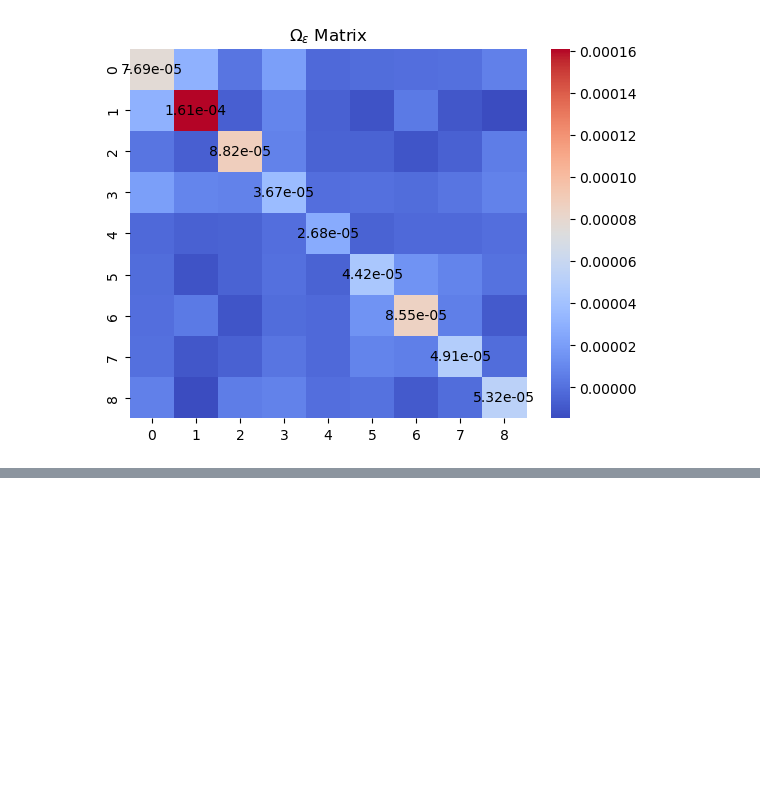
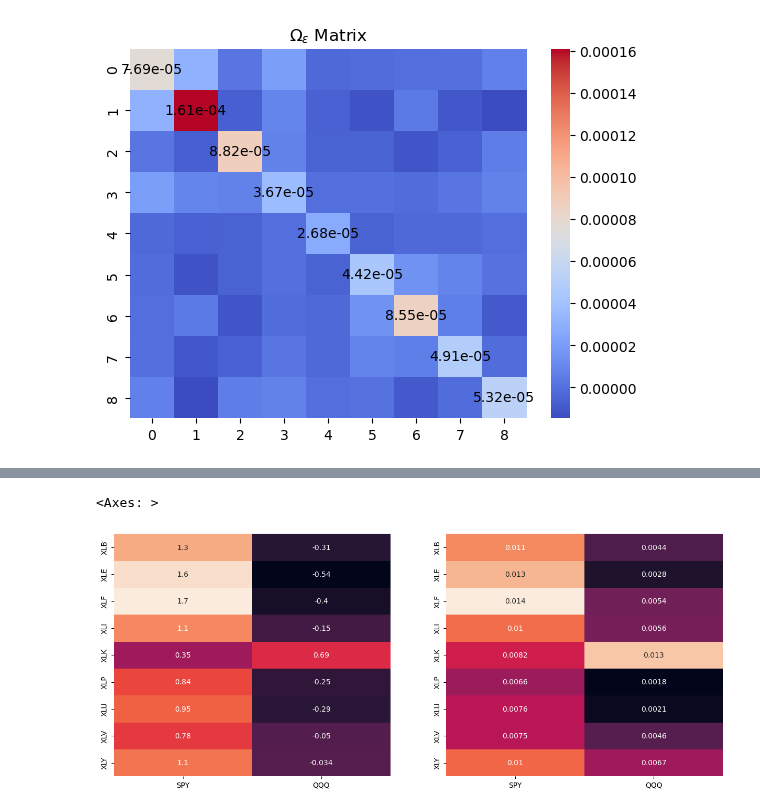
Before and after one commit to diegodalvarez/EQI, a Jupyter notebook: Chapter 4 - Linear Model of Returns.ipynb, the cells around one changed output, grey strips where cells are left out. Drawn from its saved outputs; the diff is of its cells as text; code cells hidden in the pictures; blank space fills up the shorter version.

```diff
--- a/Chapter 4 - Linear Model of Returns.ipynb
+++ b/Chapter 4 - Linear Model of Returns.ipynb
@@ -350,0 +367,2 @@ SR = \frac{\lVert \alpha_{\]} \rVert}{}
+# %%
+B_tilde = B @ np.linalg.inv(C)
@@ -350,0 +403,25 @@ SR = \frac{\lVert \alpha_{\]} \rVert}{}
+# %%
+fig, axes   = plt.subplots(ncols = 2, figsize = (15,6))
+stock_ticks = R.columns.to_list()
+
+(sns.heatmap(
+    ax          = axes[0],
+    data        = B,
+    cbar        = False,
+    xticklabels = ticks,
+    yticklabels = stock_ticks,
+    annot       = True))
+
+(sns.heatmap(
+    ax          = axes[1],
+    data        = B_tilde,
+    cbar        = False,
+    xticklabels = ticks,
+    yticklabels = stock_ticks,
+    annot       = True))
+
+axes[0].set_title("Factor Loading Matrix $\Beta$")
+axes[1].set_title("Factor Loading Matrix with ")
+# %% [output]
+<Axes: >
+[figure, added]
```
Also changed, not shown: parts of 10 cells of this notebook.
